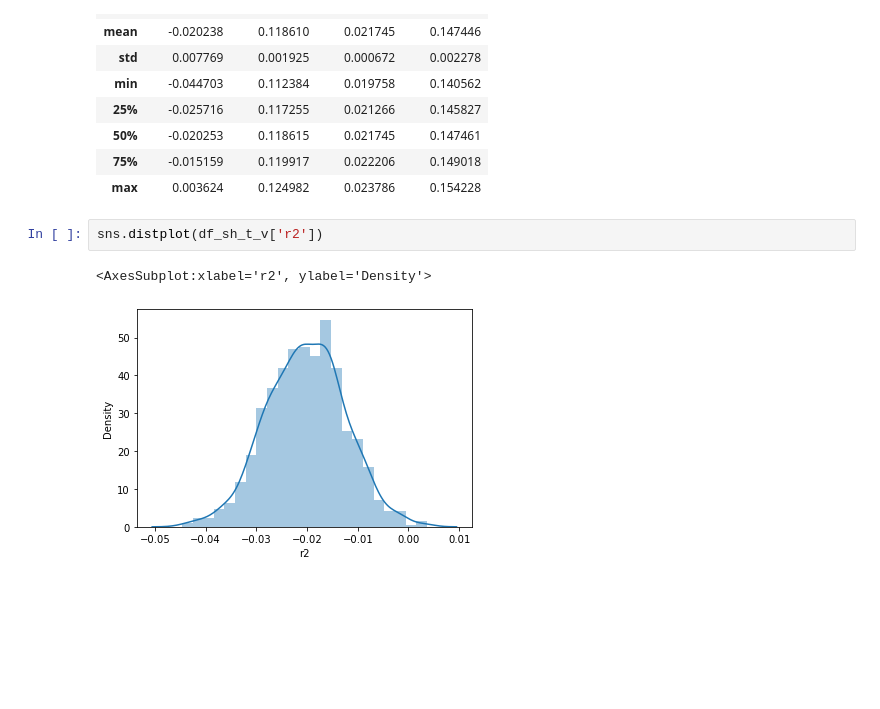
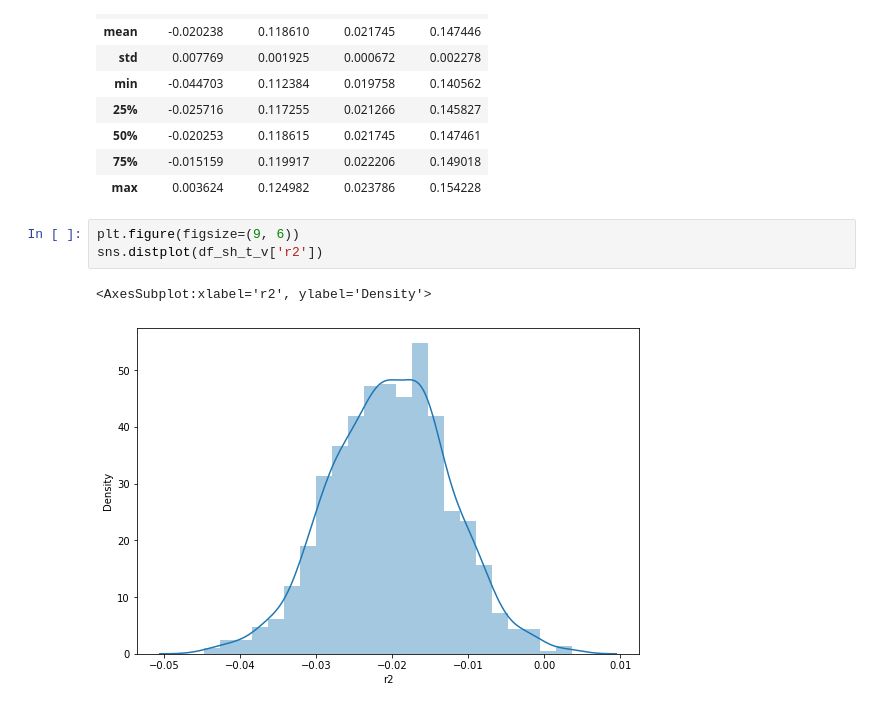
Before and after one commit to germanbarchi/OCEAN, a Jupyter notebook: bootstrapping/bootstrapping_results.ipynb, the cells around one changed output. Cells and saved outputs as stored; diff of their text form; blank space fills up the shorter version.

```diff
--- a/bootstrapping/bootstrapping_results.ipynb
+++ b/bootstrapping/bootstrapping_results.ipynb
@@ -78,7 +83,8 @@ df_sh_t_v[['r2','MAE','MSE','RMSE']].describe()
 | 75% | -0.015159 | 0.119917 | 0.022206 | 0.149018 |
 | max | 0.003624 | 0.124982 | 0.023786 | 0.154228 |
 # %%
+plt.figure(figsize=(9, 6))
 sns.distplot(df_sh_t_v['r2'])
 # %% [output]
 <AxesSubplot:xlabel='r2', ylabel='Density'>
-[figure, old version]
+[figure, new version]
```
Also changed, not shown: parts of 5 cells of this notebook.
